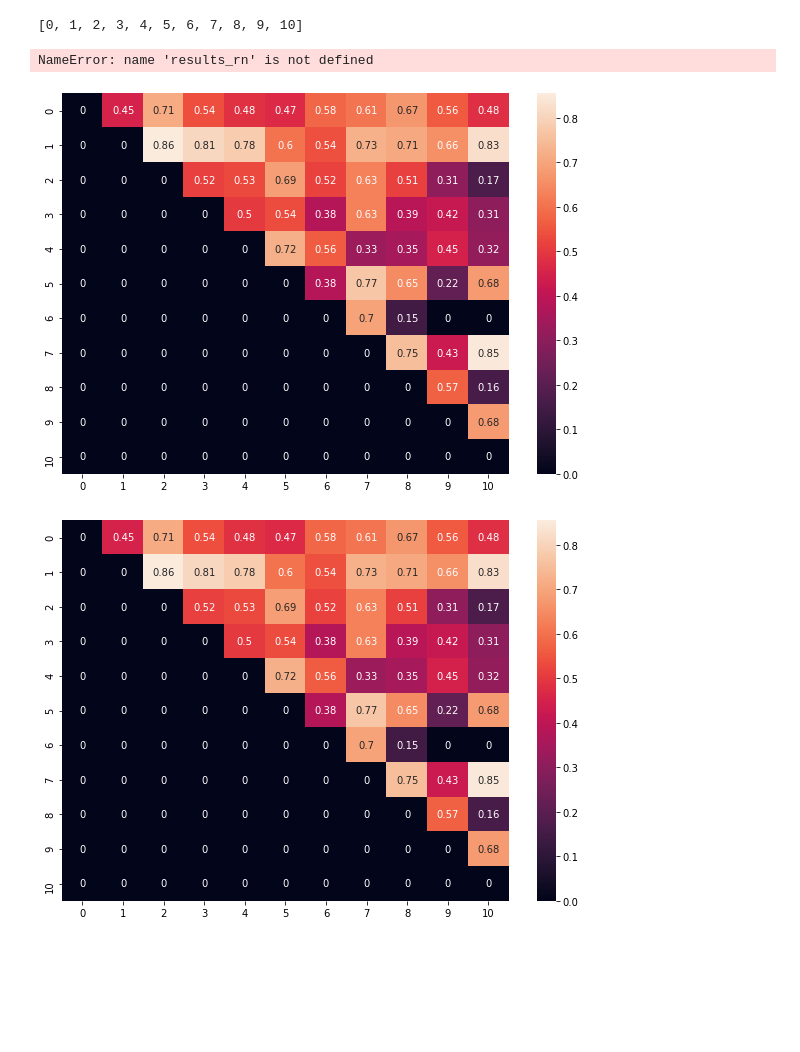
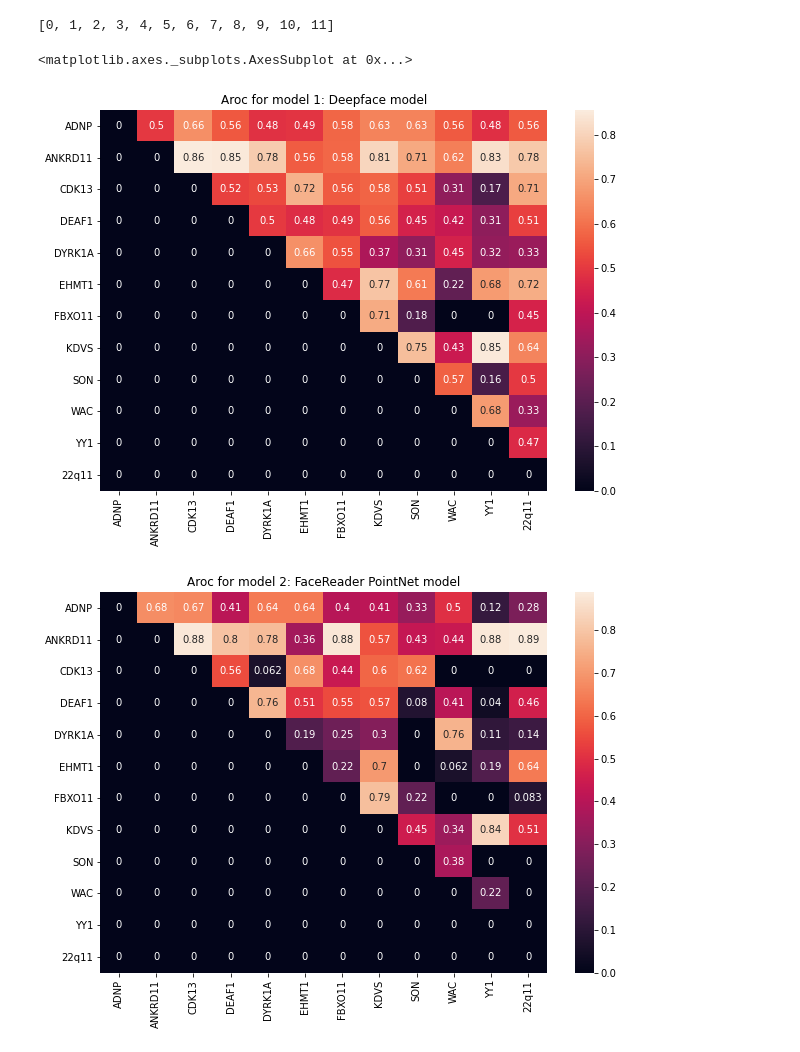
Before and after one commit to spatiebalk/face-classification, a Jupyter notebook: syn_syn_classification/classifiers_general_ensemble_3_models_syn_vs_syn.ipynb, the cells around one changed output. Drawn from its saved outputs; the diff is of its cells as text; code cells hidden in the pictures; blank space fills up the shorter version.

Commit message:
new results

```diff
--- a/syn_syn_classification/classifiers_general_ensemble_3_models_syn_vs_syn.ipynb
+++ b/syn_syn_classification/classifiers_general_ensemble_3_models_syn_vs_syn.ipynb
@@ -176,6 +181,7 @@ def load_data(GENERAL_DIR, syn, control, data_dir):
 
     # openface + cfps
     data_oc, labels_oc = combine_openface_cfps(syn, control, data_dir)
+    assert labels_oc.tolist().count(0) == labels_oc.tolist().count(1)
 
     indices_to_keep = []
     for index, rep in enumerate(data_syn_dis):
@@ -291,7 +297,7 @@ def randomforest_classifier(data, labels):
 
     return aroc, spec, sens, f1, y_true, y_probs, y_preds
 # %%
-syn_list = ['ADNP', 'ANKRD11', 'CDK13', 'DEAF1', 'DYRK1A', 'EHMT1', 'FBXO11', 'KDVS', 'SON', 'WAC', 'YY1']
+syn_list = ['ADNP', 'ANKRD11', 'CDK13', 'DEAF1', 'DYRK1A', 'EHMT1', 'FBXO11', 'KDVS', 'SON', 'WAC', 'YY1', '22q11']
 syn_combs = list(combinations(syn_list, 2))
 print(len(syn_combs))
 # %% [output]
@@ -419,32 +436,37 @@ import matplotlib.pyplot as plt
 # %%
 labels = print(list(range(len(syn_list))))
 
 # deepface_all
-df_cm = pd.DataFrame(results_df_all, labels, labels)
+df_cm = pd.DataFrame(results_df_all, syn_list, syn_list)
 plt.figure(figsize = (10,7))
-sn.heatmap(df_cm, annot=True)
-
-# deepface
-df_cm = pd.DataFrame(results_df, labels, labels)
-plt.figure(figsize = (10,7))
+plt.title("Aroc for model 1: Deepface model")
 sn.heatmap(df_cm, annot=True)
 
 # pointnet
-df_cm = pd.DataFrame(results_pn, labels, labels)
+df_cm = pd.DataFrame(results_pn, syn_list, syn_list)
 plt.figure(figsize = (10,7))
+plt.title("Aroc for model 2: FaceReader PointNet model")
 sn.heatmap(df_cm, annot=True)
 
 # randomforest
-df_cm = pd.DataFrame(results_rf, labels, labels)
+df_cm = pd.DataFrame(results_rf, syn_list, syn_list)
 plt.figure(figsize = (10,7))
+plt.title("Aroc for model 3: FaceReader distance model")
 sn.heatmap(df_cm, annot=True)
 
 # ensemble
-df_cm = pd.DataFrame(results_rn, labels, labels)
+df_cm = pd.DataFrame(results_en, syn_list, syn_list)
 plt.figure(figsize = (10,7))
+plt.title("Aroc for model 4: Ensemble model")
 sn.heatmap(df_cm, annot=True)
+
+# openface-cfps
+#df_cm = pd.DataFrame(results_oc, syn_list, syn_list)
+#plt.figure(figsize = (10,7))
+#plt.title("Aroc for model 5: Hybrid model")
+#sn.heatmap(df_cm, annot=True)
 # %% [output]
-[0, 1, 2, 3, 4, 5, 6, 7, 8, 9, 10]
+[0, 1, 2, 3, 4, 5, 6, 7, 8, 9, 10, 11]
-NameError: name 'results_rn' is not defined
+<matplotlib.axes._subplots.AxesSubplot at 0x...>
-[figure, old version]
+[figure, new version]
-[figure, old version]
+[figure, new version]
```
Also changed, not shown: parts of 4 cells of this notebook, 8 other files.
